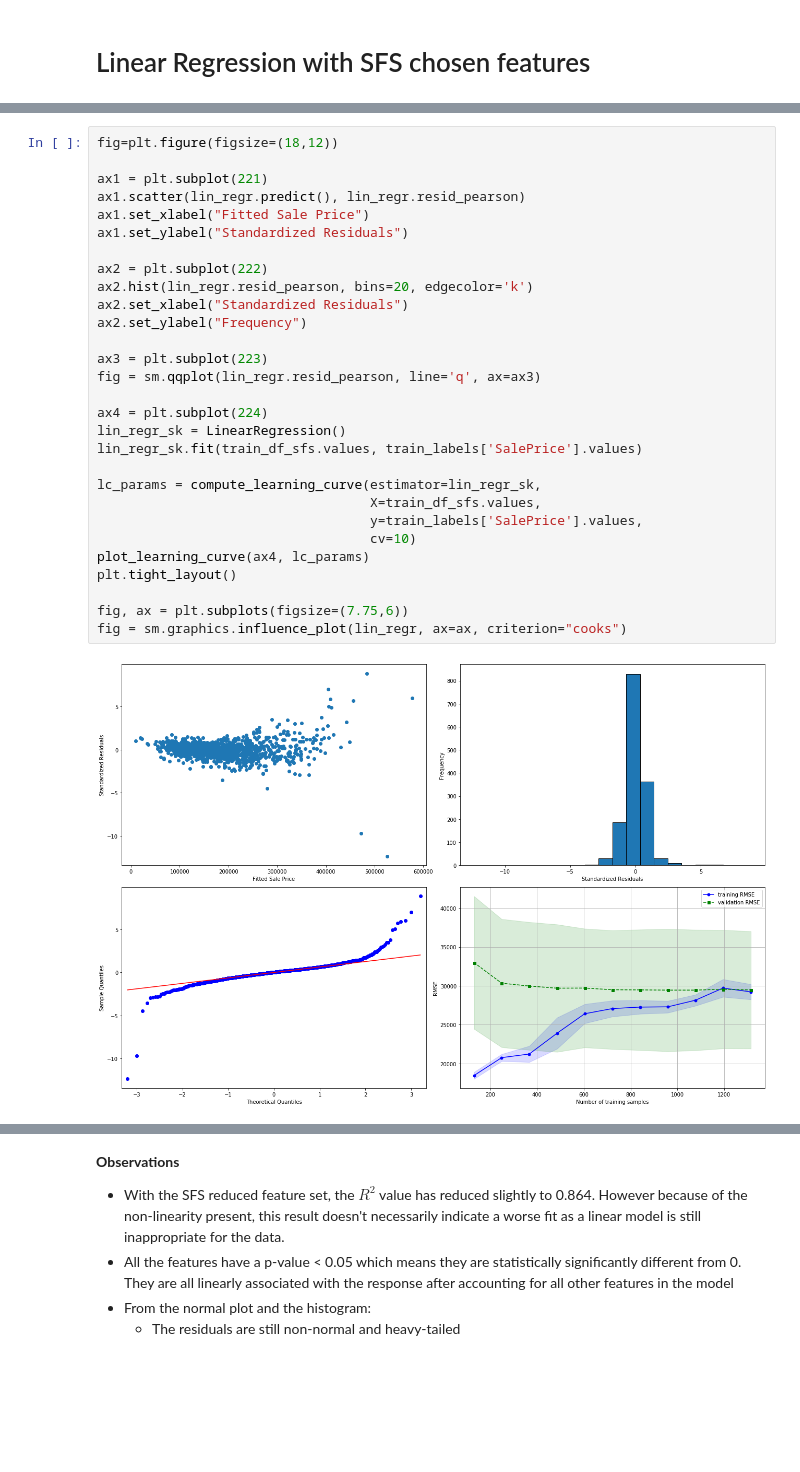
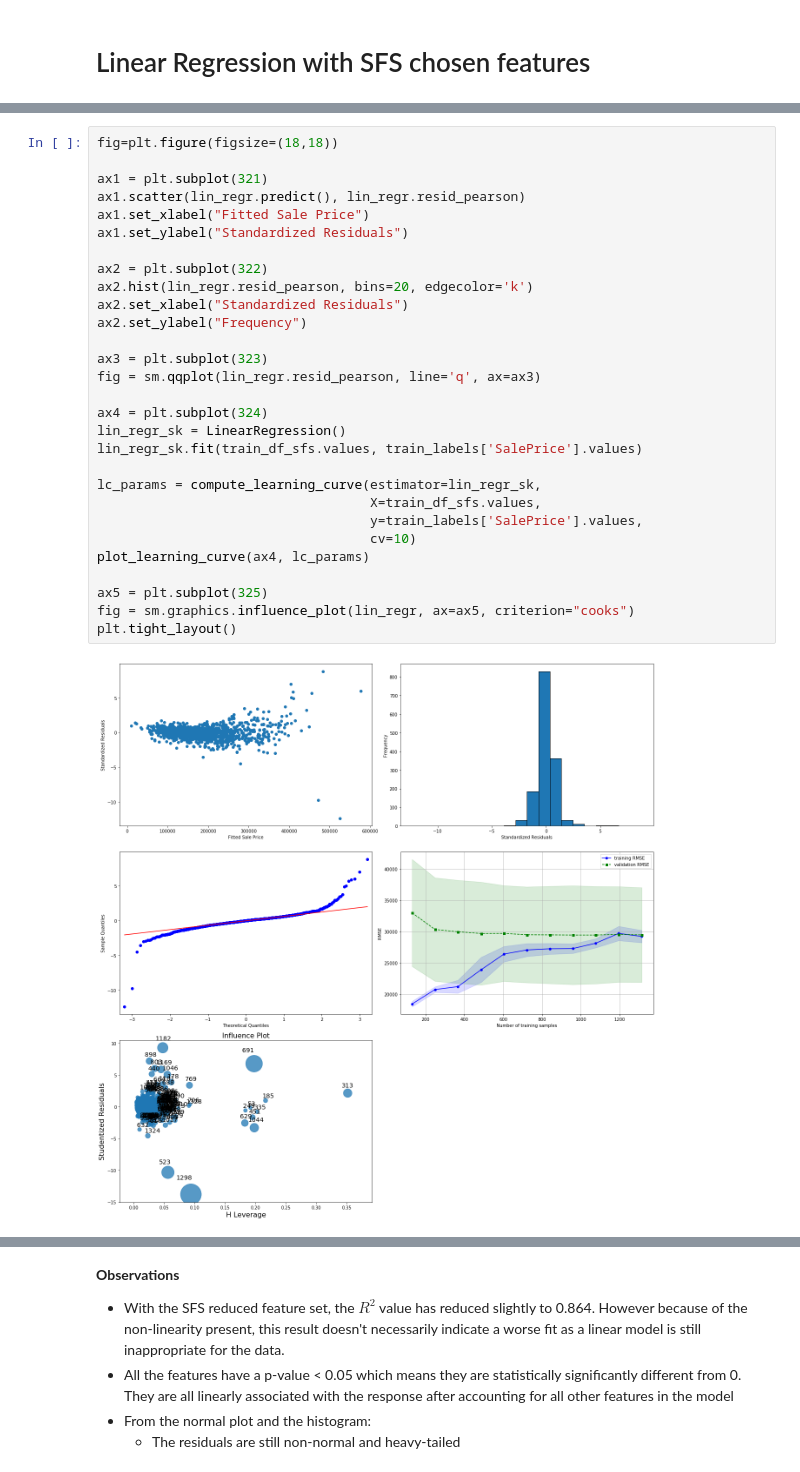
Before and after one commit to W-Tran/advanced-regression-techniques, a Jupyter notebook: advanced-regression-techniques.ipynb, the cells around one changed output, grey strips where cells are left out. Cells and saved outputs as stored; diff of their text form; blank space fills up the shorter version.

Commit message:
update formatting for plots

```diff
--- a/advanced-regression-techniques.ipynb
+++ b/advanced-regression-techniques.ipynb
@@ -814,33 +814,33 @@ Warnings:
 [2] The condition number is large, 2.36e+05. This might indicate that there are
 strong multicollinearity or other numerical problems.
 # %%
-fig=plt.figure(figsize=(18,12))
+fig=plt.figure(figsize=(18,18))
 
-ax1 = plt.subplot(221)
+ax1 = plt.subplot(321)
 ax1.scatter(lin_regr.predict(), lin_regr.resid_pearson)
 ax1.set_xlabel("Fitted Sale Price")
 ax1.set_ylabel("Standardized Residuals")
 
-ax2 = plt.subplot(222)
+ax2 = plt.subplot(322)
 ax2.hist(lin_regr.resid_pearson, bins=20, edgecolor='k')
 ax2.set_xlabel("Standardized Residuals")
 ax2.set_ylabel("Frequency")
 
-ax3 = plt.subplot(223)
+ax3 = plt.subplot(323)
 fig = sm.qqplot(lin_regr.resid_pearson, line='q', ax=ax3)
 
-ax4 = plt.subplot(224)
+ax4 = plt.subplot(324)
 lin_regr_sk = LinearRegression()
 lin_regr_sk.fit(train_df_sfs.values, train_labels['SalePrice'].values)
 
 lc_params = compute_learning_curve(estimator=lin_regr_sk,
                                    X=train_df_sfs.values,
                                    y=train_labels['SalePrice'].values,
                                    cv=10)
 plot_learning_curve(ax4, lc_params)
+
+ax5 = plt.subplot(325)
+fig = sm.graphics.influence_plot(lin_regr, ax=ax5, criterion="cooks")
 plt.tight_layout()
-
-fig, ax = plt.subplots(figsize=(7.75,6))
-fig = sm.graphics.influence_plot(lin_regr, ax=ax, criterion="cooks")
 # %% [output]
-[figure, old version]
+[figure, new version]
```
Also changed, not shown: parts of 3 cells of this notebook.
